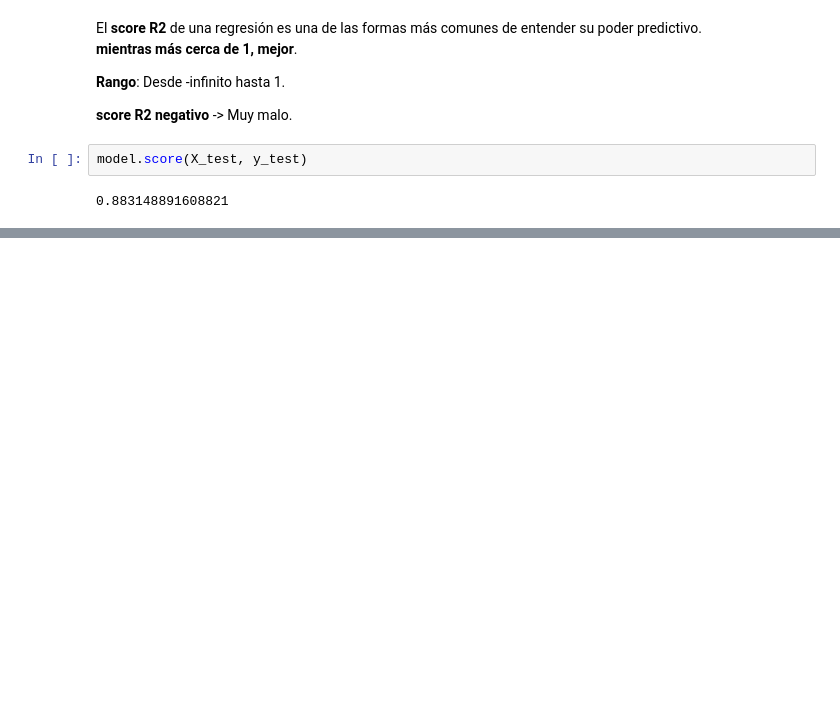
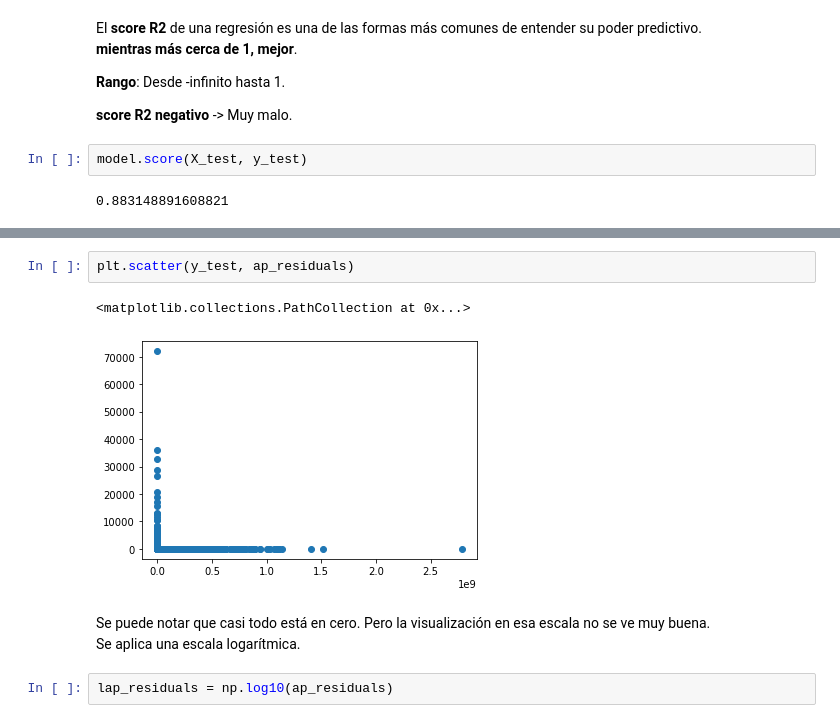
Before and after one commit to luisSantamariaCOL/MachineLearning-Journey, a Jupyter notebook: Machine Learning Projects/Prediccion de Ingresos de Peliculas/Prediccion de Ingresos de Peliculas.ipynb, the cells around one changed output, grey strips where cells are left out. Drawn from its saved outputs; the diff is of its cells as text; blank space fills up the shorter version.

```diff
--- a/Machine Learning Projects/Prediccion de Ingresos de Peliculas/Prediccion de Ingresos de Peliculas.ipynb
+++ b/Machine Learning Projects/Prediccion de Ingresos de Peliculas/Prediccion de Ingresos de Peliculas.ipynb
@@ -634,0 +648,10 @@ Se recibió un score de
+# %%
+plt.scatter(y_test, ap_residuals)
+# %% [output]
+<matplotlib.collections.PathCollection at 0x...>
+[figure, added]
+# %% [markdown]
+Se puede notar que casi todo está en cero. Pero la visualización en esa escala no se ve muy buena.
+Se aplica una escala logarítmica.
+# %%
+lap_residuals = np.log10(ap_residuals)
```
Also changed, not shown: parts of 9 cells of this notebook.
